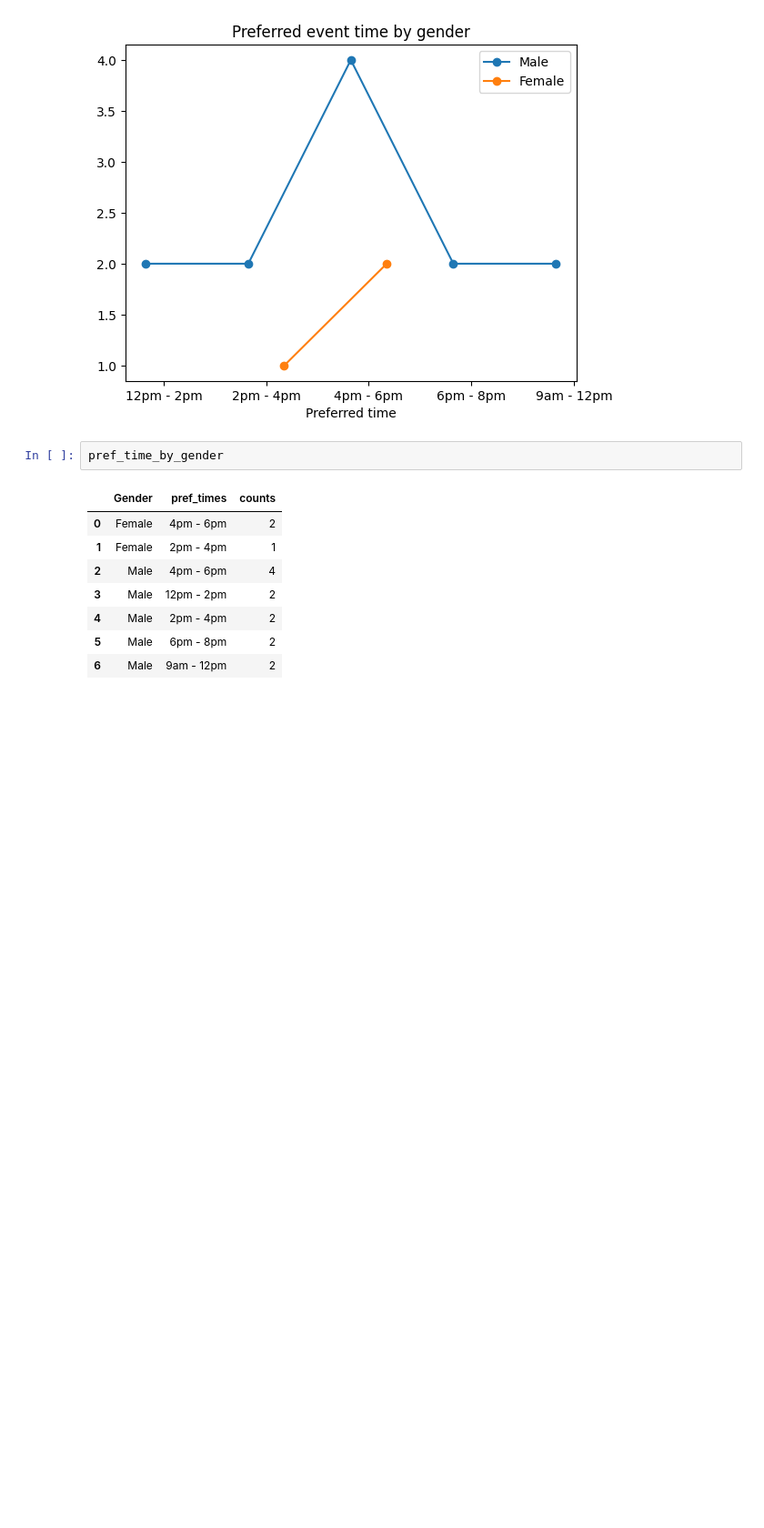
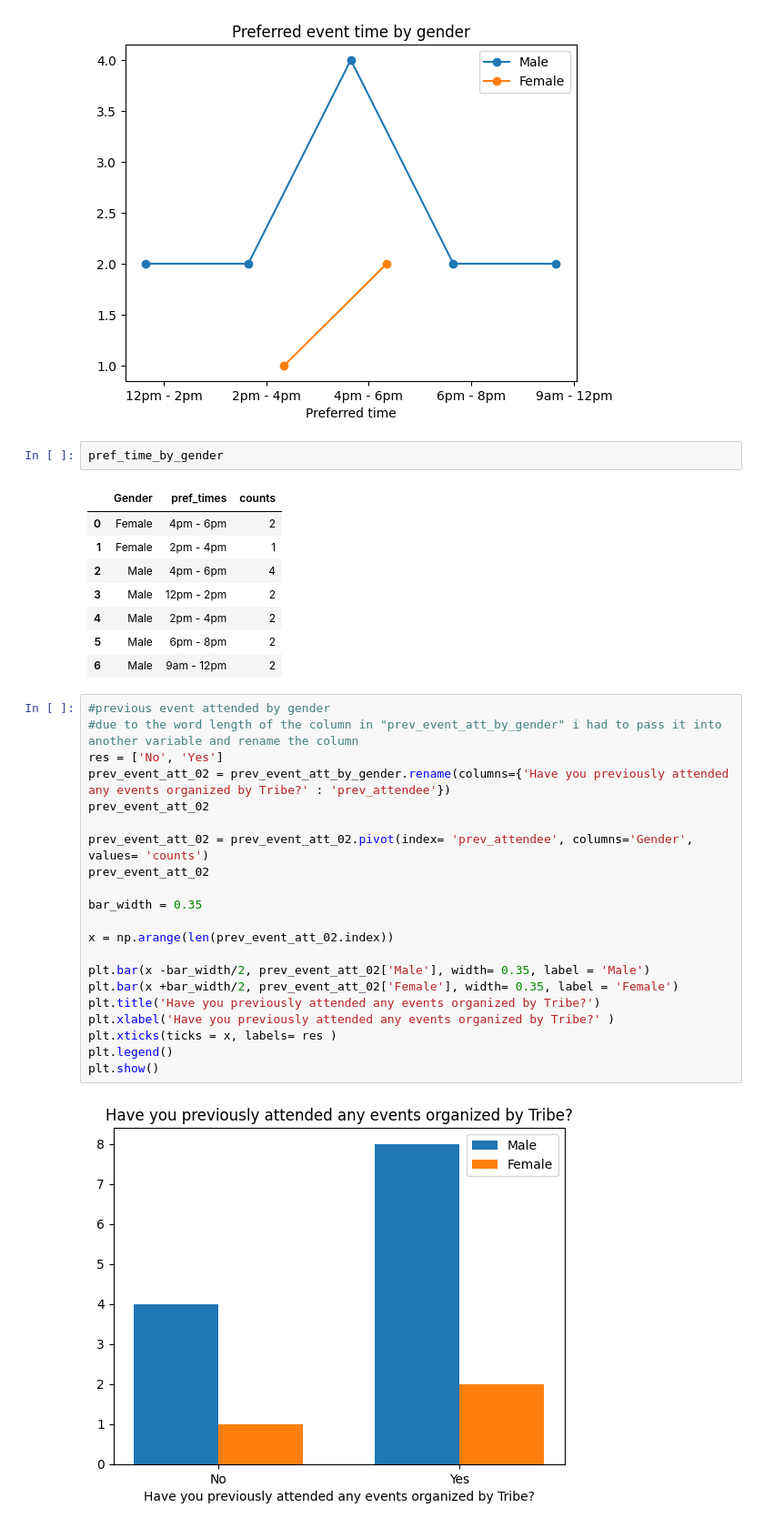
Before and after one commit to djibril968/Tribe_related_projects, a Jupyter notebook: spring_events_analytics.ipynb, the cells around one changed output. Shown at 91% size. Saved outputs shown, nothing was run; the diff lists cells and outputs as text; blank space fills up the shorter version.

```diff
--- a/spring_events_analytics.ipynb
+++ b/spring_events_analytics.ipynb
@@ -447,3 +445,26 @@ pref_time_by_gender
 | 4 | Male | 2pm - 4pm | 2 |
 | 5 | Male | 6pm - 8pm | 2 |
 | 6 | Male | 9am - 12pm | 2 |
+# %%
+#previous event attended by gender
+#due to the word length of the column in "prev_event_att_by_gender" i had to pass it into another variable and rename the column
+res = ['No', 'Yes']
+prev_event_att_02 = prev_event_att_by_gender.rename(columns={'Have you previously attended any events organized by Tribe?' : 'prev_attendee'})
+prev_event_att_02
+
+prev_event_att_02 = prev_event_att_02.pivot(index= 'prev_attendee', columns='Gender', values= 'counts')
+prev_event_att_02
+
+bar_width = 0.35
+
+x = np.arange(len(prev_event_att_02.index))
+
+plt.bar(x -bar_width/2, prev_event_att_02['Male'], width= 0.35, label = 'Male')
+plt.bar(x +bar_width/2, prev_event_att_02['Female'], width= 0.35, label = 'Female')
+plt.title('Have you previously attended any events organized by Tribe?')
+plt.xlabel('Have you previously attended any events organized by Tribe?' )
+plt.xticks(ticks = x, labels= res )
+plt.legend()
+plt.show()
+# %% [output]
+[figure, added]
```
Also changed, not shown: parts of 1 cell of this notebook.
